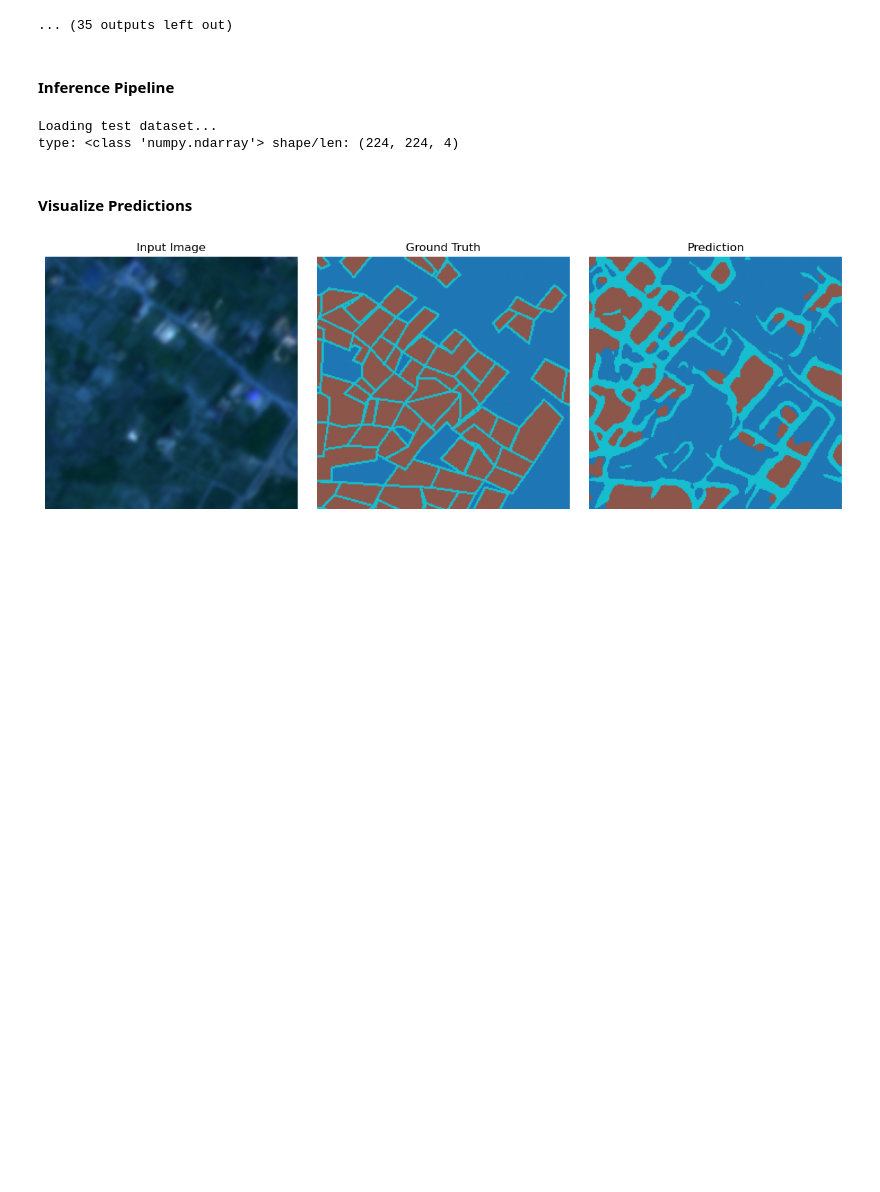
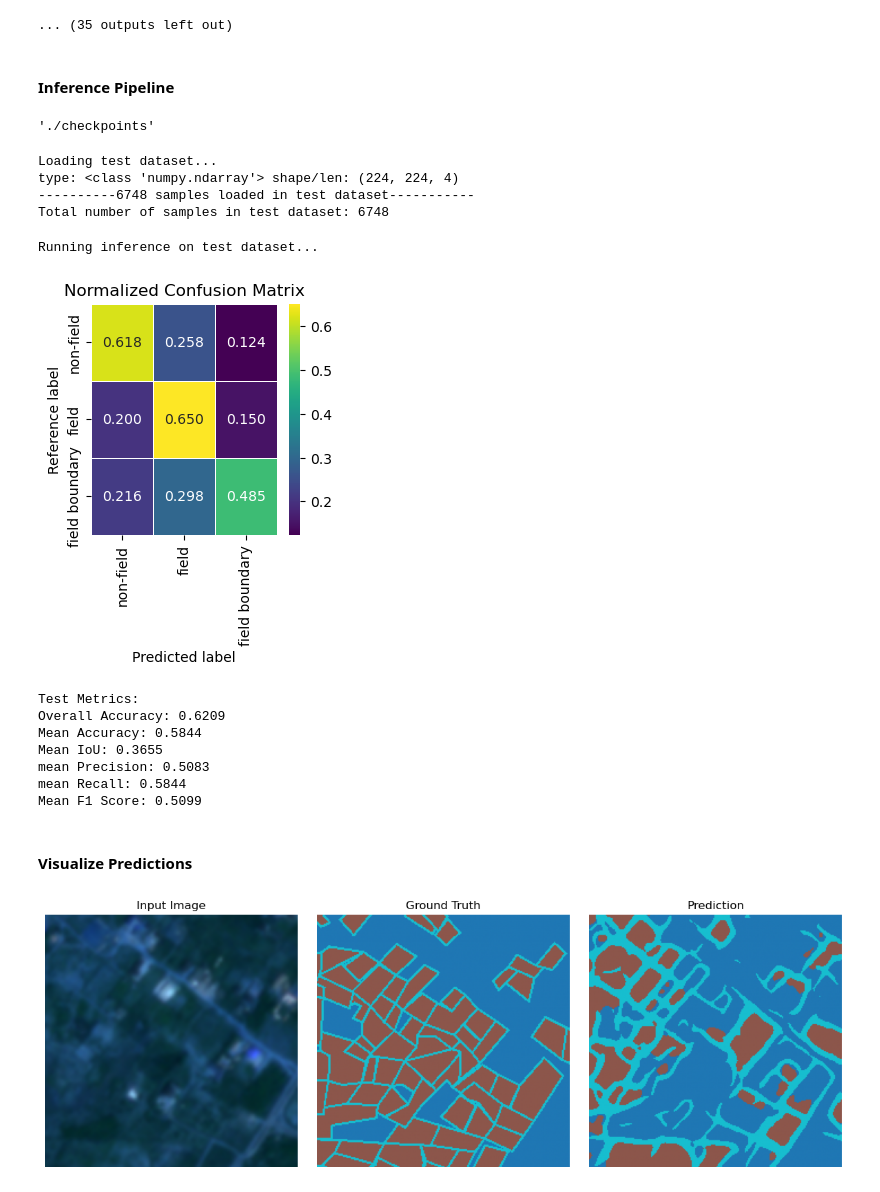
Before and after one commit to Ruphai/ftwfieldmapper, a Jupyter notebook: ftw_finetuning.ipynb, the cells around one changed output. Cells and saved outputs as stored; diff of their text form; code cells hidden in the pictures; blank space fills up the shorter version.

```diff
--- a/ftw_finetuning.ipynb
+++ b/ftw_finetuning.ipynb
@@ -333,6 +642,11 @@ Train Loss: 0.6353 | Val Loss: 0.6956 | OA: 0.6088 | mIoU: 0.3721
 ... (35 outputs left out)
 # %% [markdown]
 #### Inference Pipeline
+# %%
+checkpoint_dir = "./checkpoints"
+checkpoint_dir
+# %% [output]
+'./checkpoints'
 # %%
 checkpoint_path = os.path.join('./checkpoints/', "best_model.pth")
 model.load_state_dict(torch.load(checkpoint_path, map_location=device))
@@ -380,33 +694,48 @@ test_dataloader = DataLoader(
     batch_size=params_train["validate_batch"],
     shuffle=False
 )
-
-
-# Inference & Evaluation
-print("Running inference on test dataset...")
-class_mapping = params_train["class_mapping"]
-
-metrics = evaluate(
-    model=model,
-    dataloader=test_dataloader,
-    num_classes=3,
-    class_mapping=class_mapping,
-    device=device,
-    buffer=params_test.get('buffer', None),
-    out_name=os.path.join(checkpoint_dir, "test_metrics.csv")
-)
-
-# Print and save results
-print("\nTest Metrics:")
-for k, v in metrics.items():
-    print(f"{k}: {v:.4f}")
-
-metrics_df = pd.DataFrame([metrics])
-os.makedirs(params_test.get("out_dir", "./test_results"), exist_ok=True)
-metrics_df.to_csv(os.path.join(checkpoint_dir, "summary_metrics.csv"), index=False)
 # %% [output]
 Loading test dataset...
 type: <class 'numpy.ndarray'> shape/len: (224, 224, 4)
+----------6748 samples loaded in test dataset-----------
+Total number of samples in test dataset: 6748
+# %%
+from src.lacuna.evaluate import evaluate
+checkpoint_dir = "./checkpoints"
+os.makedirs(checkpoint_dir, exist_ok=True)
+
+# Inference & Evaluation
+print("Running inference on test dataset...")
+class_mapping = params_train["class_mapping"]
+
+metrics = evaluate(
+    model=model,
+    dataloader=test_dataloader,
+    num_classes=3,
+    class_mapping=class_mapping,
+    device=device,
+    buffer=params_test.get('buffer', None),
+    out_name=os.path.join(checkpoint_dir, "test_metrics.csv")
+)
+
+# Print and save results
+print("\nTest Metrics:")
+for k, v in metrics.items():
+    print(f"{k}: {v:.4f}")
+
+metrics_df = pd.DataFrame([metrics])
+os.makedirs(params_test.get("out_dir", "./test_results"), exist_ok=True)
+metrics_df.to_csv(os.path.join(checkpoint_dir, "summary_metrics.csv"), index=False)
+# %% [output]
+Running inference on test dataset...
+[figure, added]
+Test Metrics:
+Overall Accuracy: 0.6209
+Mean Accuracy: 0.5844
+Mean IoU: 0.3655
+mean Precision: 0.5083
+mean Recall: 0.5844
+Mean F1 Score: 0.5099
 # %% [markdown]
 #### Visualize Predictions
 # %%
```
Also changed, not shown: parts of 8 cells of this notebook.
